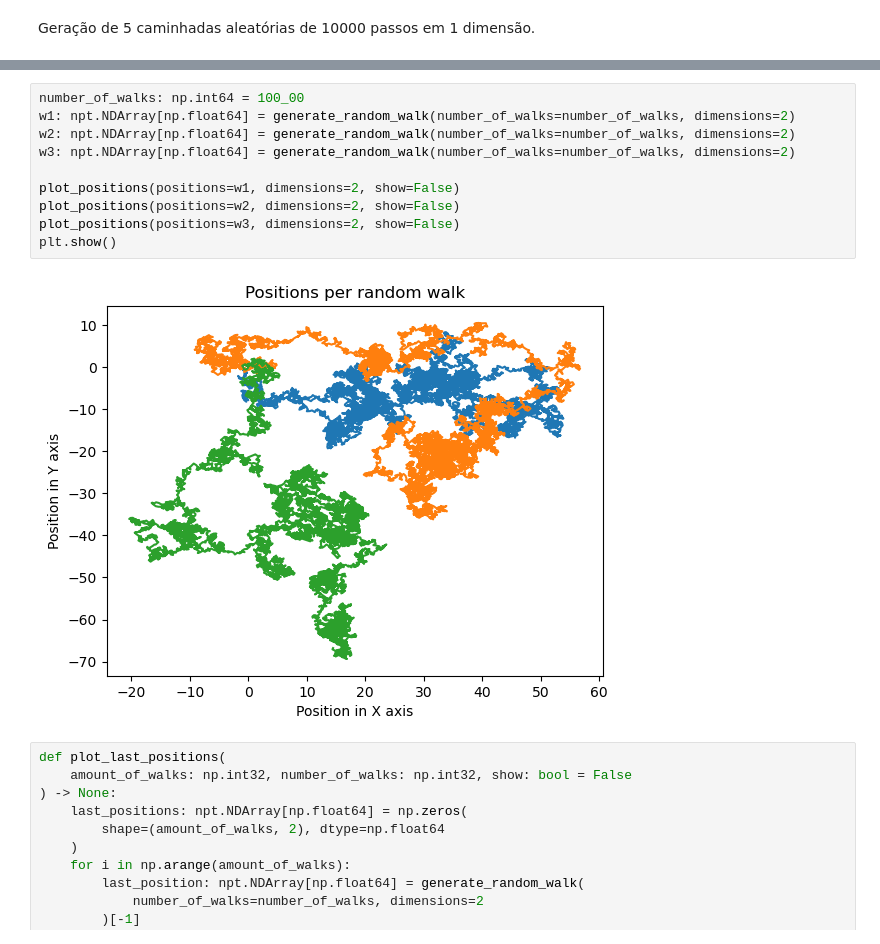
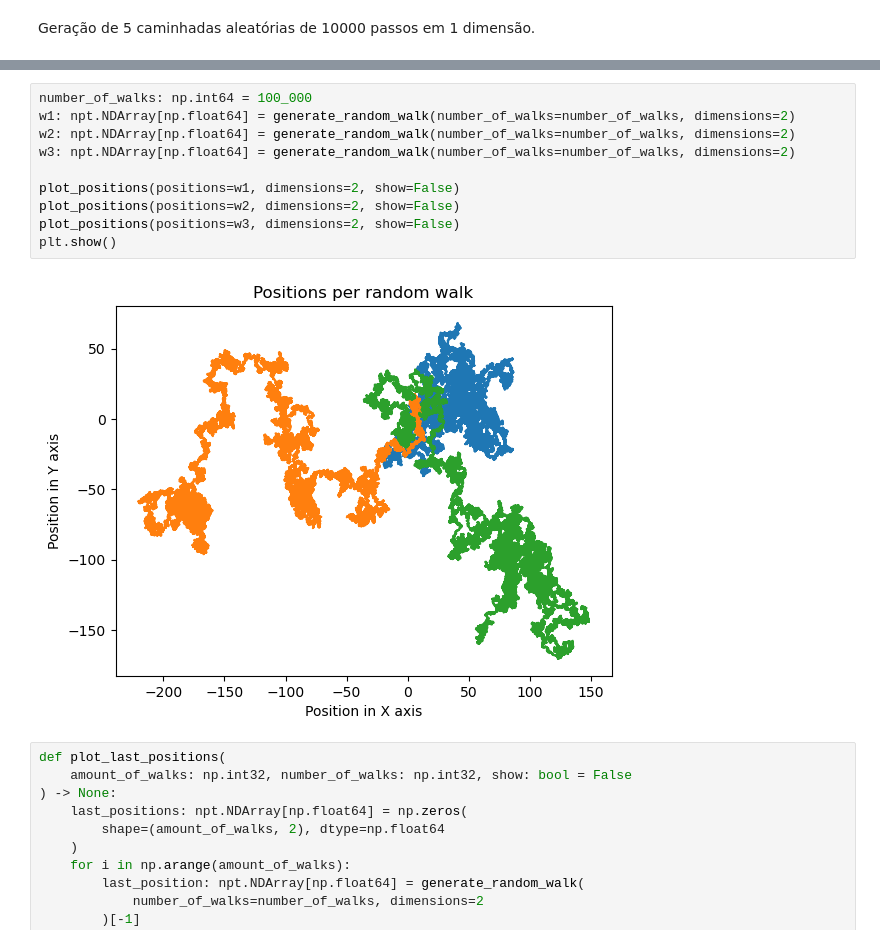
Before and after one commit to lframosferreira/fisica-estatistica-computacional, a Jupyter notebook: caminhadas_aleatorias/main.ipynb, the cells around one changed output, grey strips where cells are left out. Cells and saved outputs as stored; diff of their text form.

Commit message:
finished random walk

```diff
--- a/caminhadas_aleatorias/main.ipynb
+++ b/caminhadas_aleatorias/main.ipynb
@@ -73,15 +74,15 @@ plt.show()
 # %%
-number_of_walks: np.int64 = 100_00
+number_of_walks: np.int64 = 100_000
 w1: npt.NDArray[np.float64] = generate_random_walk(number_of_walks=number_of_walks, dimensions=2)
 w2: npt.NDArray[np.float64] = generate_random_walk(number_of_walks=number_of_walks, dimensions=2)
 w3: npt.NDArray[np.float64] = generate_random_walk(number_of_walks=number_of_walks, dimensions=2)
 
 plot_positions(positions=w1, dimensions=2, show=False)
 plot_positions(positions=w2, dimensions=2, show=False)
 plot_positions(positions=w3, dimensions=2, show=False)
 plt.show()
 # %% [output]
-[figure, old version]
+[figure, new version]
 # %%
 def plot_last_positions(
     amount_of_walks: np.int32, number_of_walks: np.int32, show: bool = False
```
Also changed, not shown: parts of 14 cells of this notebook, 1 other file.
